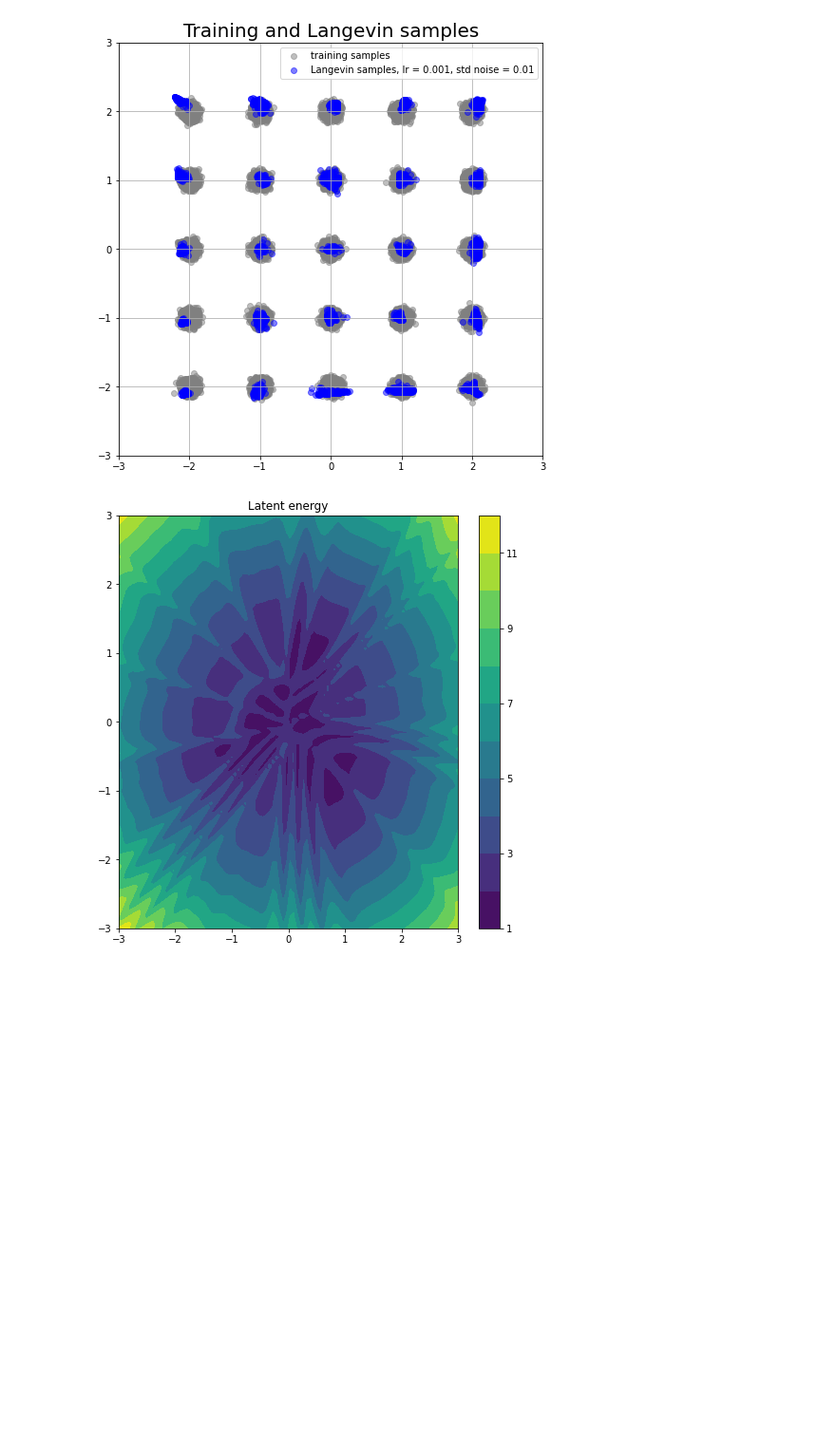
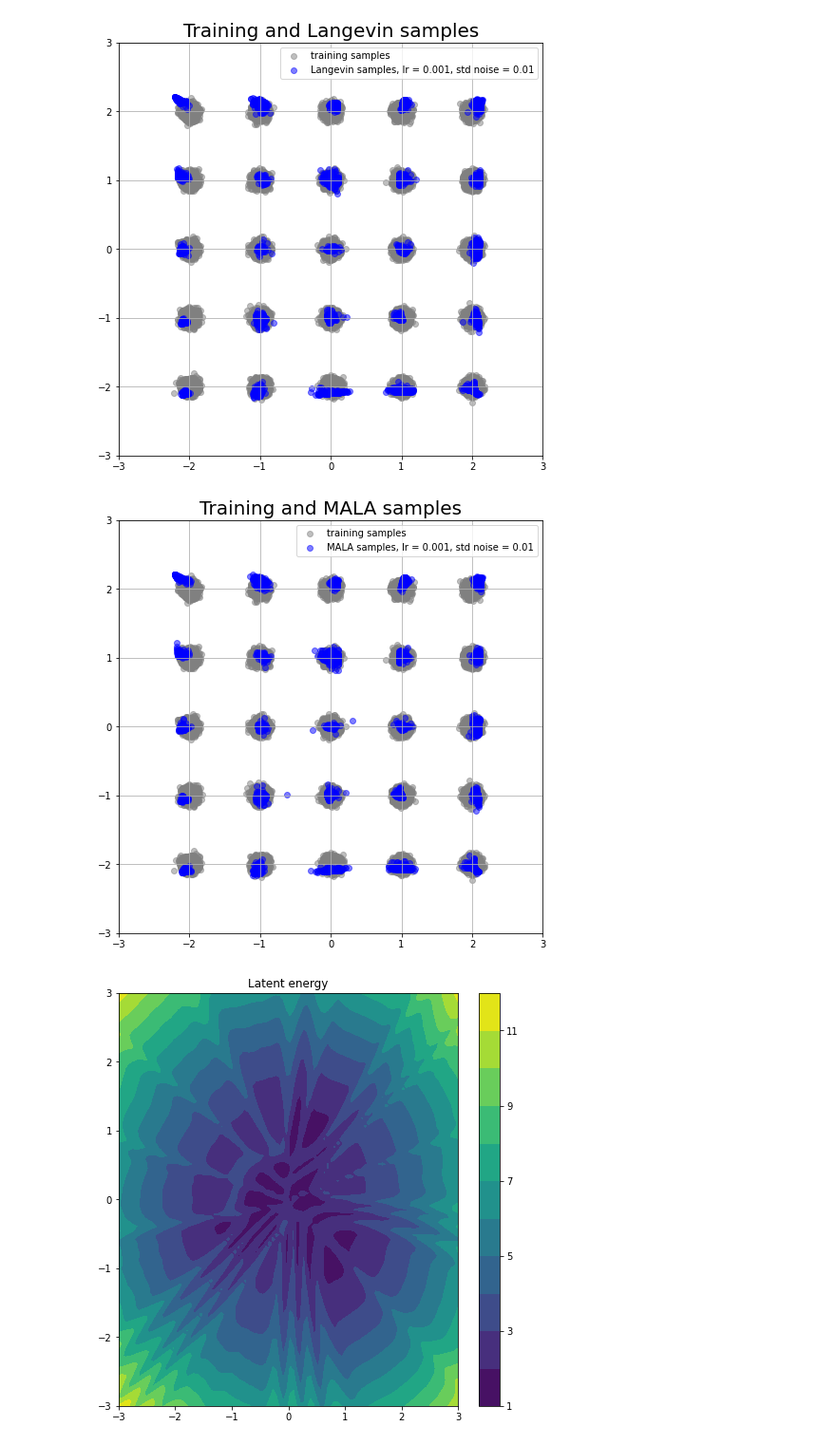
Before and after one commit to premolab/gans_sampling, a Jupyter notebook: notebooks/Gaussians.ipynb, the cells around one changed output. Shown at 95% size. Cells and saved outputs as stored; diff of their text form; code cells hidden in the pictures; blank space fills up the shorter version.

Commit message:
add mala functions

```diff
--- a/notebooks/Gaussians.ipynb
+++ b/notebooks/Gaussians.ipynb
@@ -199,6 +195,27 @@ langevin_sampling_visualize(G,
                             n_batches = n_batches)
 # %% [output]
 [figure]
+# %%
+alpha = 1.0
+step_lr = 1e-3
+eps_std = 1e-2
+n_steps = 5000
+n_batches = 1
+mala_sampling_visualize(G,
+                        D,
+                        X_train,
+                        path_to_save,
+                        alpha = alpha,
+                        scaler = scaler,
+                        batch_size_sample = batch_size_sample,
+                        path_to_save_remote = None,
+                        port_to_remote = None,
+                        step_lr = step_lr,
+                        eps_std = eps_std,
+                        n_steps = n_steps,
+                        n_batches = n_batches)
+# %% [output]
+[figure, added]
 # %%
 x_range = 3.0
 y_range = 3.0
```
Also changed, not shown: parts of 48 cells of this notebook, 2 other files.
